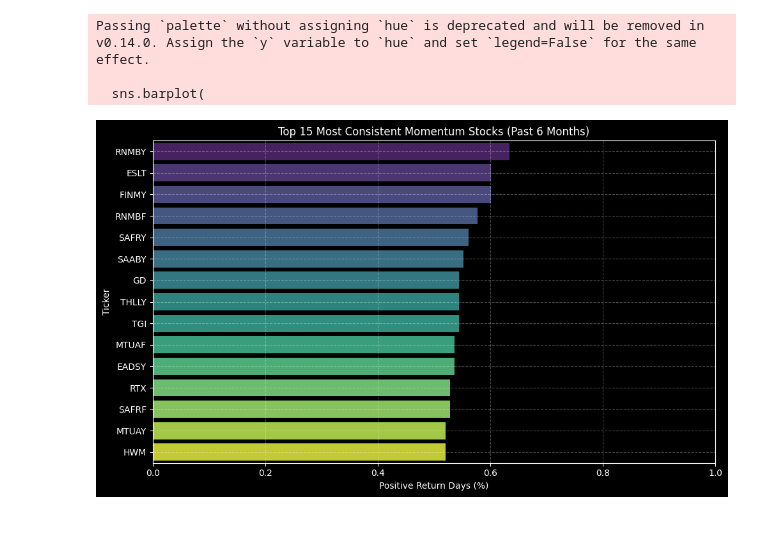
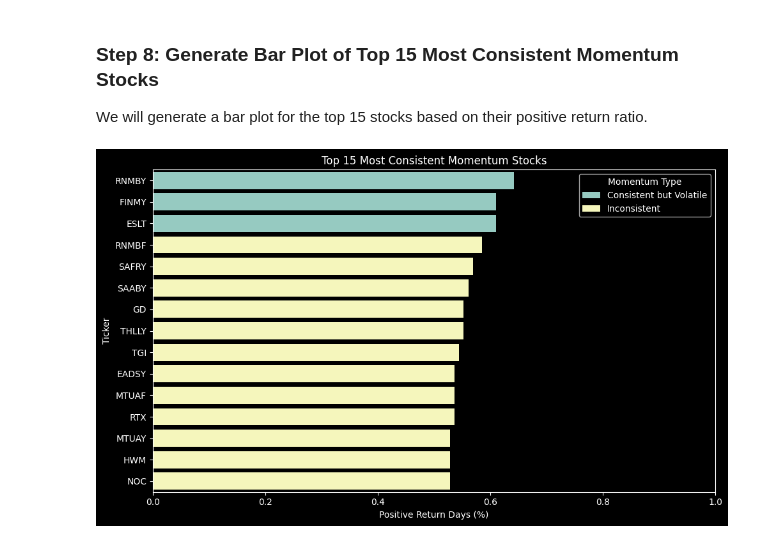
Before and after one commit to blkpvnthr/DIAMOND_HANDS, a Jupyter notebook: consistent_momentum.ipynb, the cells around one changed output. Drawn from its saved outputs; the diff is of its cells as text; code cells hidden in the pictures.

Commit message:
Add consistent_momentum.ipynb for momentum analysis

```diff
--- a/consistent_momentum.ipynb
+++ b/consistent_momentum.ipynb
@@ -22,8 +32,5 @@ filtered_tickers = [ticker for ticker in symbols if re.match(r'^[A-Z0-9]+$', tic
 # %%
-# Cell 3: Download 6‑month OHLC data and clean
-print("Downloading 6‑month stock data...")
-ohlc = yf.download(filtered_tickers, period="6mo")["Close"]
-
-# Drop any tickers with no data at all
+print("Downloading 6-month stock data...")
+ohlc = yf.download(filtered_tickers, period="6mo", auto_adjust=True)["Close"]
 ohlc = ohlc.dropna(axis=1, how='all')
 # %% [output]
@@ -57,0 +42,4 @@ Top 10 Most Consistent Momentum Stocks:
+# %%
+daily_returns = ohlc.pct_change()
+positive_days_ratio = (daily_returns > 0).sum() / daily_returns.count()
+volatility = daily_returns.std()
@@ -57,0 +51,6 @@ Top 10 Most Consistent Momentum Stocks:
+# %%
+consistency_df = pd.DataFrame({
+    "Ticker": positive_days_ratio.index,
+    "Positive Return Ratio": positive_days_ratio.values,
+    "Volatility": volatility[positive_days_ratio.index].values
+})
@@ -57,0 +60,12 @@ Top 10 Most Consistent Momentum Stocks:
+# %%
+def classify_momentum(row):
+    if row['Positive Return Ratio'] > 0.6 and row['Volatility'] < 0.02:
+        return "Consistent & Stable"
+    elif row['Positive Return Ratio'] > 0.6:
+        return "Consistent but Volatile"
+    else:
+        return "Inconsistent"
+
+consistency_df["Momentum Type"] = consistency_df.apply(classify_momentum, axis=1)
+consistency_df = consistency_df.sort_values(by="Positive Return Ratio", ascending=False)
+consistency_df.to_csv("momentum_consistency_scores.csv", index=False)
@@ -58,24 +106,16 @@ Top 10 Most Consistent Momentum Stocks:
+# %% [markdown]
+### Step 8: Generate Bar Plot of Top 15 Most Consistent Momentum Stocks
+We will generate a bar plot for the top 15 stocks based on their positive return ratio.
 # %%
-# Cell 6: Bar chart of Top 15 consistent stocks
 top_15 = consistency_df.head(15)
-
 plt.figure(figsize=(10, 6))
-sns.barplot(
-    data=top_15,
-    y="Ticker",
-    x="Positive Return Ratio",
-    palette="viridis"
-)
-plt.title("Top 15 Most Consistent Momentum Stocks (Past 6 Months)")
+sns.barplot(data=top_15, y="Ticker", x="Positive Return Ratio", hue="Momentum Type", dodge=False)
+plt.title("Top 15 Most Consistent Momentum Stocks")
 plt.xlabel("Positive Return Days (%)")
-plt.ylabel("Ticker")
 plt.xlim(0, 1)
-plt.grid(True, linestyle="--", alpha=0.3)
 plt.tight_layout()
 plt.savefig("top_15_consistency_bar.png")
-plt.show()
+plt.show()  # Display the plot within the notebook
+plt.close()
 # %% [output]
-Passing `palette` without assigning `hue` is deprecated and will be removed in v0.14.0. Assign the `y` variable to `hue` and set `legend=False` for the same effect.
-
-  sns.barplot(
-[figure, old version]
+[figure, new version]
```
Also changed, not shown: parts of 23 cells of this notebook.
